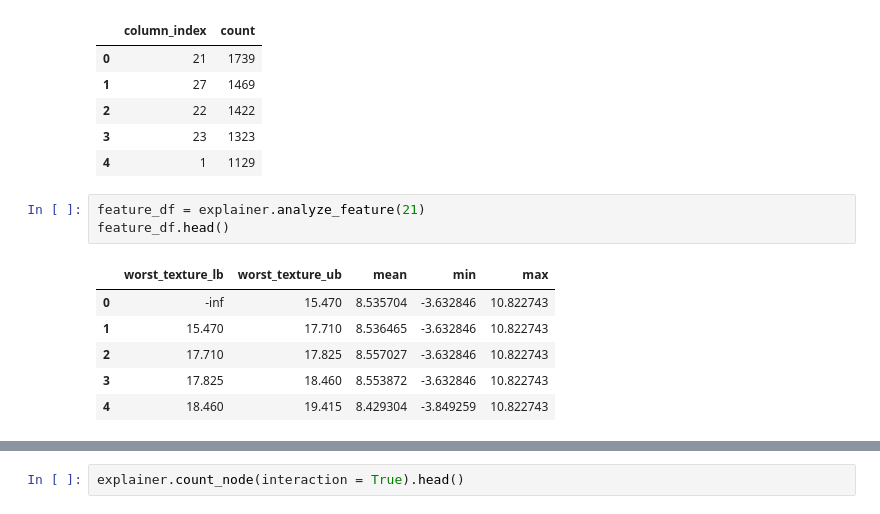
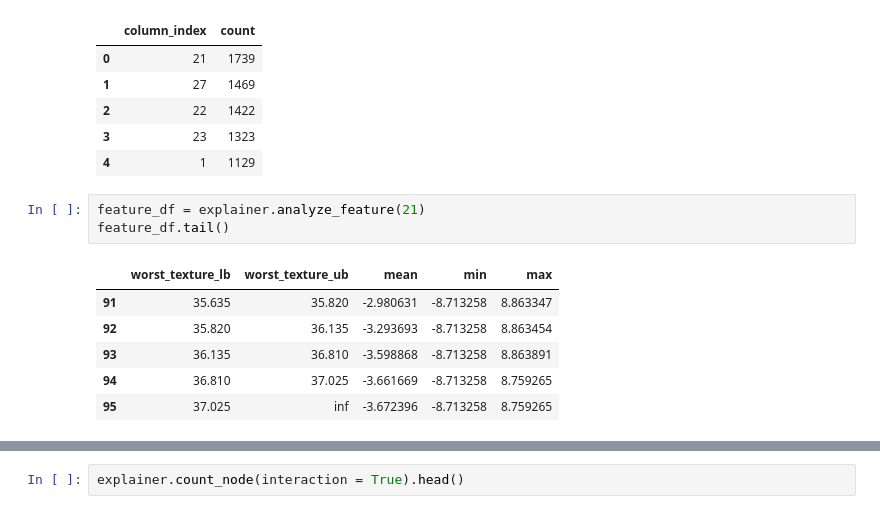
Before and after one commit to sametcopur/treemind, a Jupyter notebook: examples/breast_cancer.ipynb, the cells around one changed output, grey strips where cells are left out. Cells and saved outputs as stored; diff of their text form.

```diff
--- a/examples/breast_cancer.ipynb
+++ b/examples/breast_cancer.ipynb
@@ -42,14 +42,14 @@ explainer.count_node(interaction = False).head()
 | 4 | 1 | 1129 |
 # %%
 feature_df = explainer.analyze_feature(21)
-feature_df.head()
+feature_df.tail()
 # %% [output]
 |  | worst_texture_lb | worst_texture_ub | mean | min | max |
-| 0 | -inf | 15.470 | 8.535704 | -3.632846 | 10.822743 |
-| 1 | 15.470 | 17.710 | 8.536465 | -3.632846 | 10.822743 |
-| 2 | 17.710 | 17.825 | 8.557027 | -3.632846 | 10.822743 |
-| 3 | 17.825 | 18.460 | 8.553872 | -3.632846 | 10.822743 |
-| 4 | 18.460 | 19.415 | 8.429304 | -3.849259 | 10.822743 |
+| 91 | 35.635 | 35.820 | -2.980631 | -8.713258 | 8.863347 |
+| 92 | 35.820 | 36.135 | -3.293693 | -8.713258 | 8.863454 |
+| 93 | 36.135 | 36.810 | -3.598868 | -8.713258 | 8.863891 |
+| 94 | 36.810 | 37.025 | -3.661669 | -8.713258 | 8.759265 |
+| 95 | 37.025 | inf | -3.672396 | -8.713258 | 8.759265 |
 # %%
 feature_plot(feature_df)
 # %% [output]
```
Also changed, not shown: parts of 1 cell of this notebook, 10 other files.
